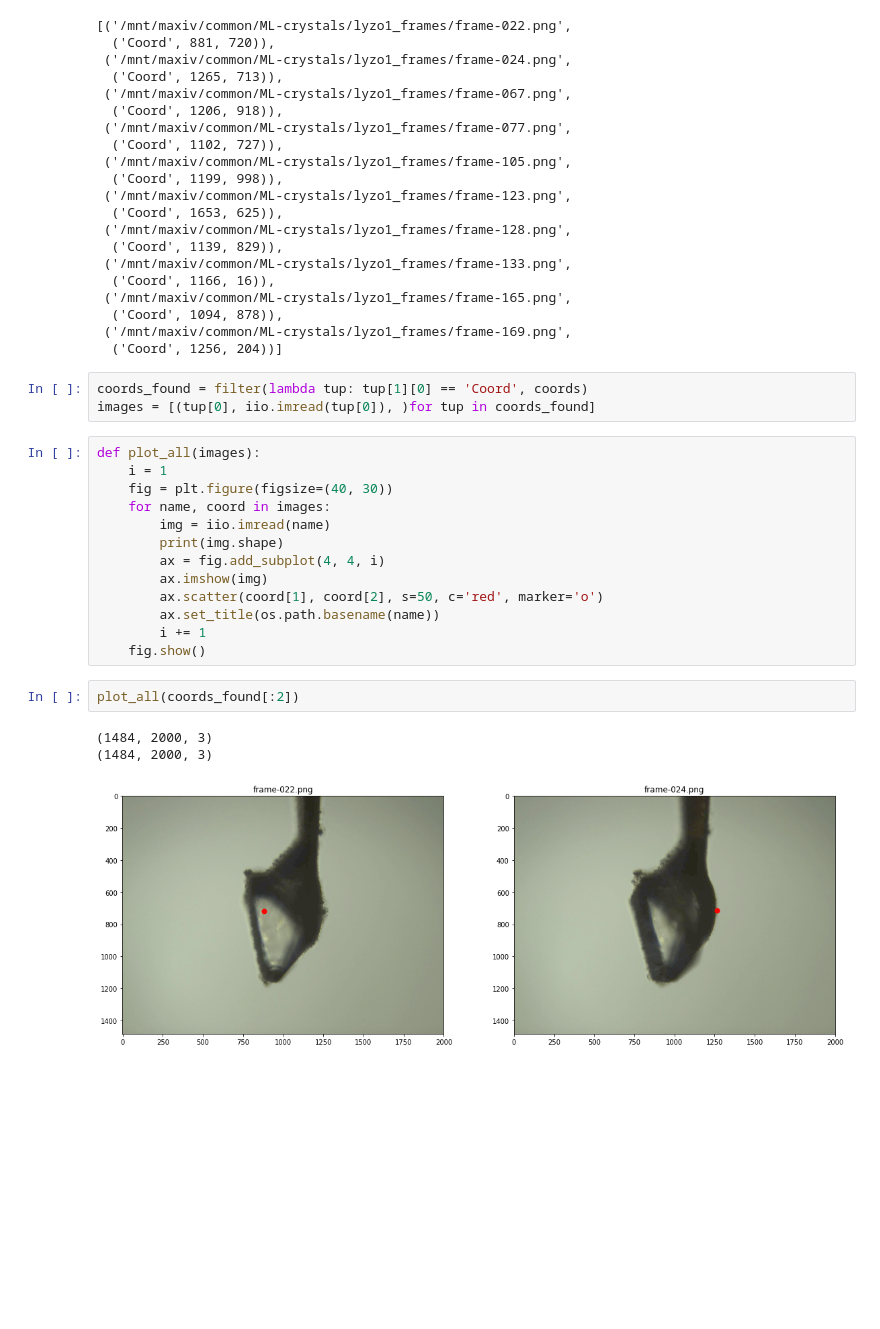
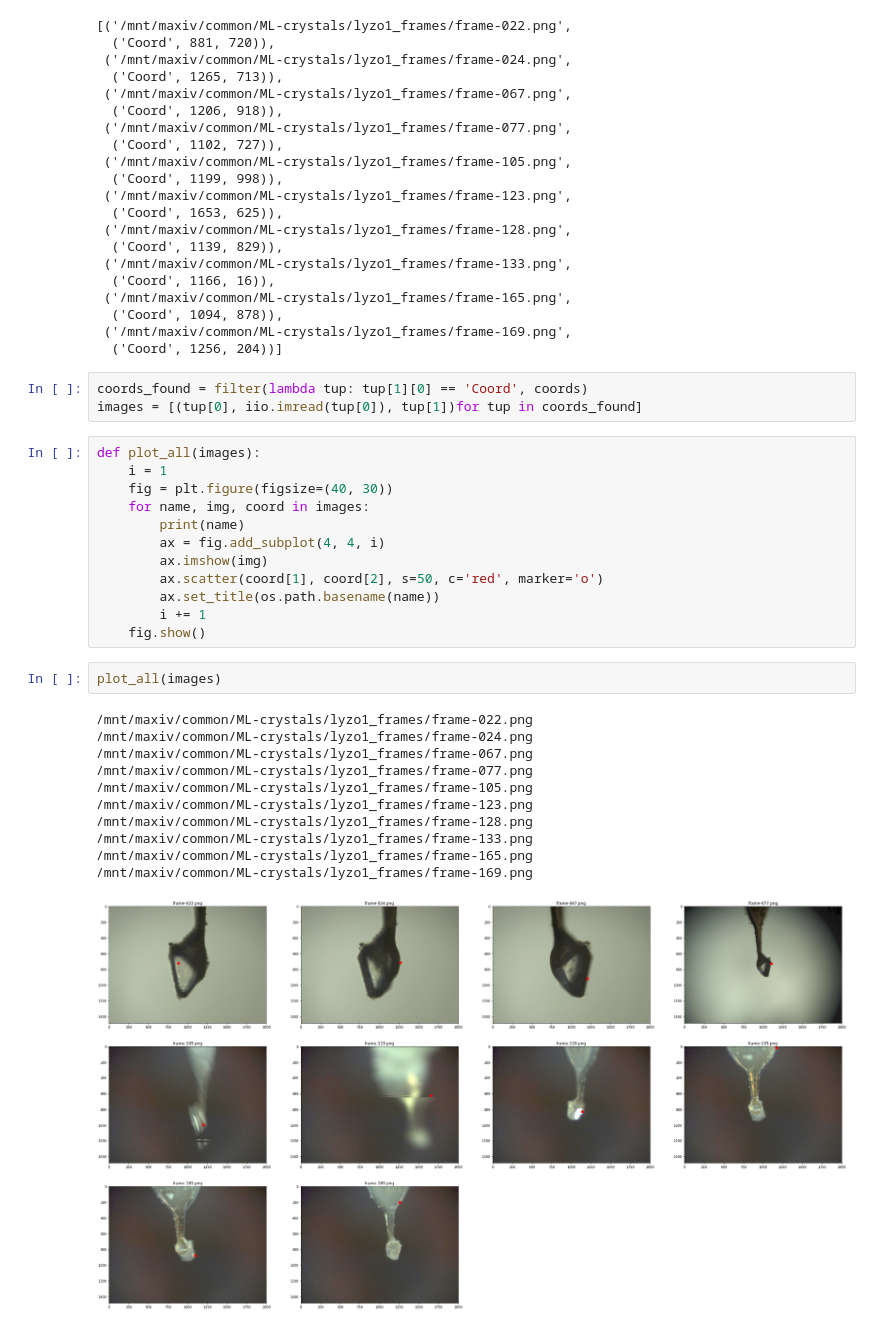
Before and after one commit to voidcase/pewpew, a Jupyter notebook: lucid2.ipynb, the cells around one changed output. Drawn from its saved outputs; the diff is of its cells as text; blank space fills up the shorter version.

```diff
--- a/lucid2.ipynb
+++ b/lucid2.ipynb
@@ -51,23 +51,30 @@ coords
   ('Coord', 1256, 204))]
 # %%
 coords_found = filter(lambda tup: tup[1][0] == 'Coord', coords)
-images = [(tup[0], iio.imread(tup[0]), )for tup in coords_found]
+images = [(tup[0], iio.imread(tup[0]), tup[1])for tup in coords_found]
 # %%
 def plot_all(images):
     i = 1
     fig = plt.figure(figsize=(40, 30))
-    for name, coord in images:
-        img = iio.imread(name)
-        print(img.shape)
+    for name, img, coord in images:
+        print(name)
         ax = fig.add_subplot(4, 4, i)
         ax.imshow(img)
         ax.scatter(coord[1], coord[2], s=50, c='red', marker='o')
         ax.set_title(os.path.basename(name))
         i += 1
     fig.show()
-# %%
-plot_all(coords_found[:2])
-# %% [output]
-(1484, 2000, 3)
-(1484, 2000, 3)
-[figure, removed]
+# %%
+plot_all(images)
+# %% [output]
+/mnt/maxiv/common/ML-crystals/lyzo1_frames/frame-022.png
+/mnt/maxiv/common/ML-crystals/lyzo1_frames/frame-024.png
+/mnt/maxiv/common/ML-crystals/lyzo1_frames/frame-067.png
+/mnt/maxiv/common/ML-crystals/lyzo1_frames/frame-077.png
+/mnt/maxiv/common/ML-crystals/lyzo1_frames/frame-105.png
+/mnt/maxiv/common/ML-crystals/lyzo1_frames/frame-123.png
+/mnt/maxiv/common/ML-crystals/lyzo1_frames/frame-128.png
+/mnt/maxiv/common/ML-crystals/lyzo1_frames/frame-133.png
+/mnt/maxiv/common/ML-crystals/lyzo1_frames/frame-165.png
+/mnt/maxiv/common/ML-crystals/lyzo1_frames/frame-169.png
+[figure, added]
```
